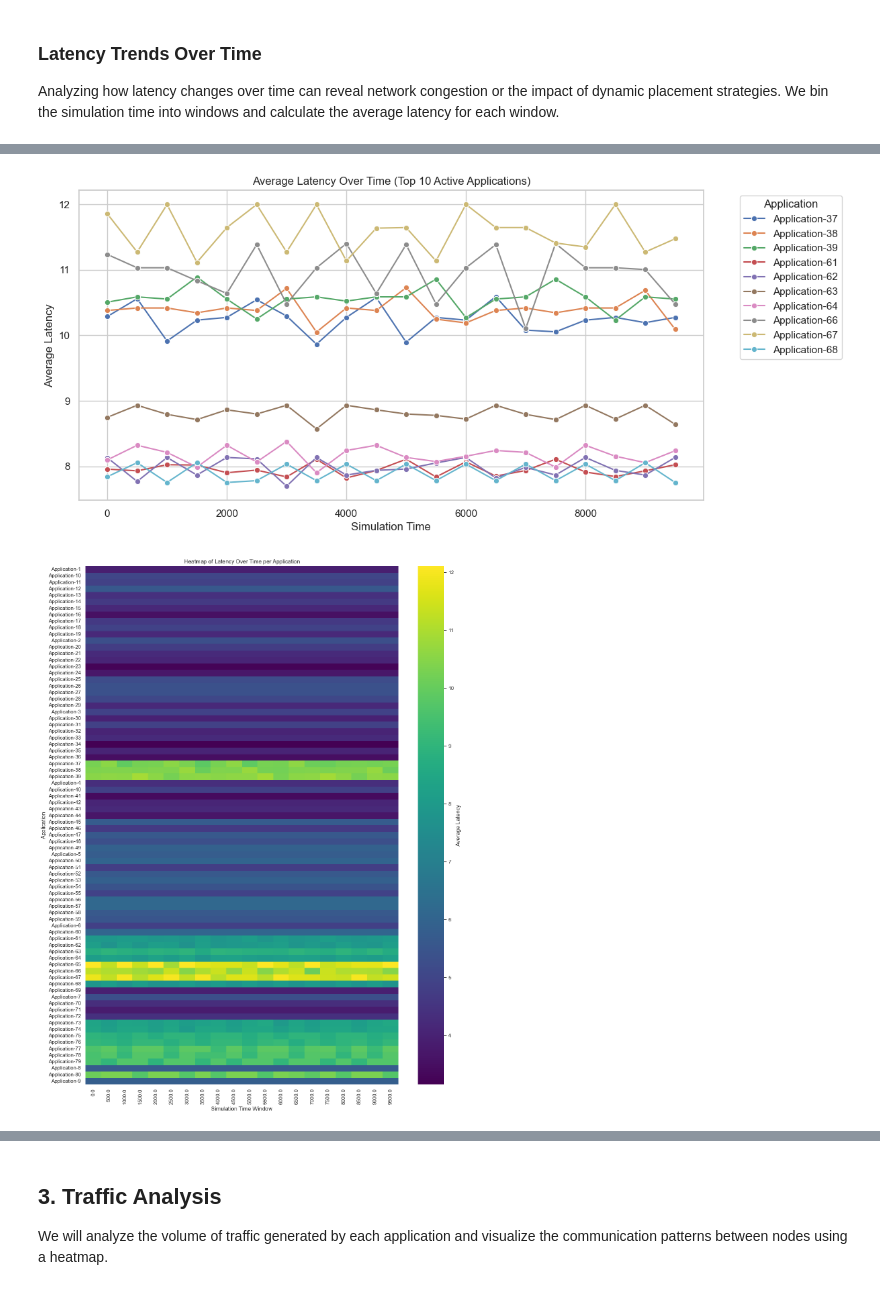
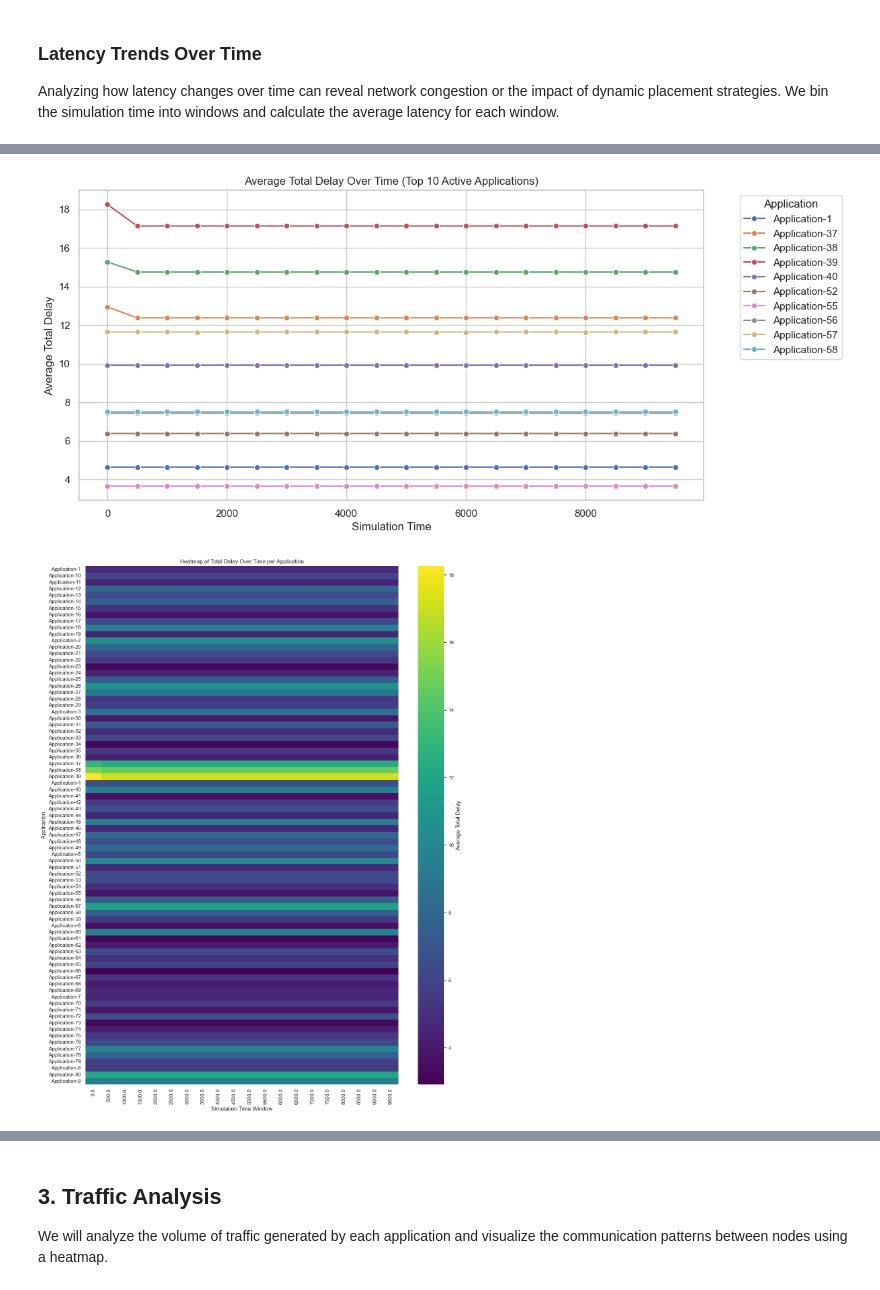
Before and after one commit to felipedumer/YAFS_custom, a Jupyter notebook: algoritmo_felipe/analysis_sim_trace_link.ipynb, the cells around one changed output, grey strips where cells are left out. Drawn from its saved outputs; the diff is of its cells as text; code cells hidden in the pictures.

```diff
--- a/algoritmo_felipe/analysis_sim_trace_link.ipynb
+++ b/algoritmo_felipe/analysis_sim_trace_link.ipynb
@@ -25,6 +25,13 @@ We will load the `sim_trace_link.csv` file and examine its structure, data types
 # Update to the specific results file generated by the tutorial
 file_path = 'resultados/4-custom_proposed_by_felipe-sim_trace_link.csv'
 df_link = pd.read_csv(file_path)
+
+# Calculate Total Delay (Latency + Wait)
+if 'wait' in df_link.columns:
+    df_link['total_delay'] = df_link['latency'] + df_link['wait']
+else:
+    df_link['total_delay'] = df_link['latency']
+    print("Warning: 'wait' column not found. Using 'latency' as 'total_delay'.")
 
 # Display the first few rows
 display(df_link.head())
@@ -200,14 +227,17 @@ window_size = 500
 df_link['time_window'] = (df_link['ctime'] // window_size) * window_size
 
 # Calculate mean latency per time window
-latency_trend = df_link.groupby('time_window')['latency'].mean().reset_index()
+latency_trend = df_link.groupby('time_window')[['latency', 'total_delay', 'wait']].mean().reset_index()
 
-# Plot Global Average Latency
+# Plot Global Average Latency vs Wait vs Total
 plt.figure(figsize=(12, 6))
-sns.lineplot(x='time_window', y='latency', data=latency_trend, marker='o')
-plt.title(f'Global Average Latency Over Time (Window Size: {window_size})')
+sns.lineplot(x='time_window', y='latency', data=latency_trend, marker='o', label='Transmission Latency')
+sns.lineplot(x='time_window', y='wait', data=latency_trend, marker='o', label='Wait Time')
+sns.lineplot(x='time_window', y='total_delay', data=latency_trend, marker='o', label='Total Delay')
+plt.title(f'Global Average Delays Over Time (Window Size: {window_size})')
 plt.xlabel('Simulation Time')
-plt.ylabel('Average Latency')
+plt.ylabel('Average Time')
+plt.legend()
 plt.grid(True)
 plt.show()
 
@@ -219,23 +249,34 @@ top_apps = df_link['app'].value_counts().nlargest(10).index
 df_top_apps = df_link[df_link['app'].isin(top_apps)]
 
 plt.figure(figsize=(12, 6))
-latency_trend_app = df_top_apps.groupby(['time_window', 'app'])['latency'].mean().reset_index()
-sns.lineplot(x='time_window', y='latency', hue='app', data=latency_trend_app, marker='o')
-plt.title(f'Average Latency Over Time (Top 10 Active Applications)')
+latency_trend_app = df_top_apps.groupby(['time_window', 'app'])['total_delay'].mean().reset_index()
+sns.lineplot(x='time_window', y='total_delay', hue='app', data=latency_trend_app, marker='o')
+plt.title(f'Average Total Delay Over Time (Top 10 Active Applications)')
 plt.xlabel('Simulation Time')
-plt.ylabel('Average Latency')
+plt.ylabel('Average Total Delay')
 plt.legend(title='Application', bbox_to_anchor=(1.05, 1), loc='upper left')
 plt.grid(True)
 plt.show()
 
-# 2. Heatmap for ALL Applications
+# 2. Heatmap for ALL Applications (Total Delay)
 # A heatmap is better for visualizing latency trends across many applications simultaneously.
-latency_pivot = df_link.pivot_table(index='app', columns='time_window', values='latency', aggfunc='mean')
+latency_pivot = df_link.pivot_table(index='app', columns='time_window', values='total_delay', aggfunc='mean')
 
 plt.figure(figsize=(15, 20)) # Taller figure for many apps
-sns.heatmap(latency_pivot, cmap='viridis', annot=False, cbar_kws={'label': 'Average Latency'})
-plt.title('Heatmap of Latency Over Time per Application')
+sns.heatmap(latency_pivot, cmap='viridis', annot=False, cbar_kws={'label': 'Average Total Delay'})
+plt.title('Heatmap of Total Delay Over Time per Application')
 plt.xlabel('Simulation Time Window')
 plt.ylabel('Application')
 plt.show()
+
+# 3. Heatmap for ALL Applications (Wait Time)
+if 'wait' in df_link.columns:
+    wait_pivot = df_link.pivot_table(index='app', columns='time_window', values='wait', aggfunc='mean')
+
+    plt.figure(figsize=(15, 20)) # Taller figure for many apps
+    sns.heatmap(wait_pivot, cmap='magma', annot=False, cbar_kws={'label': 'Average Wait Time'})
+    plt.title('Heatmap of Wait Time Over Time per Application')
+    plt.xlabel('Simulation Time Window')
+    plt.ylabel('Application')
+    plt.show()
 # %% [output]
@@ -243,2 +284,2 @@ plt.show()
-[figure, old version]
+[figure, new version]
-[figure, old version]
+[figure, new version]
```
Also changed, not shown: parts of 8 cells of this notebook, 6 other files.
